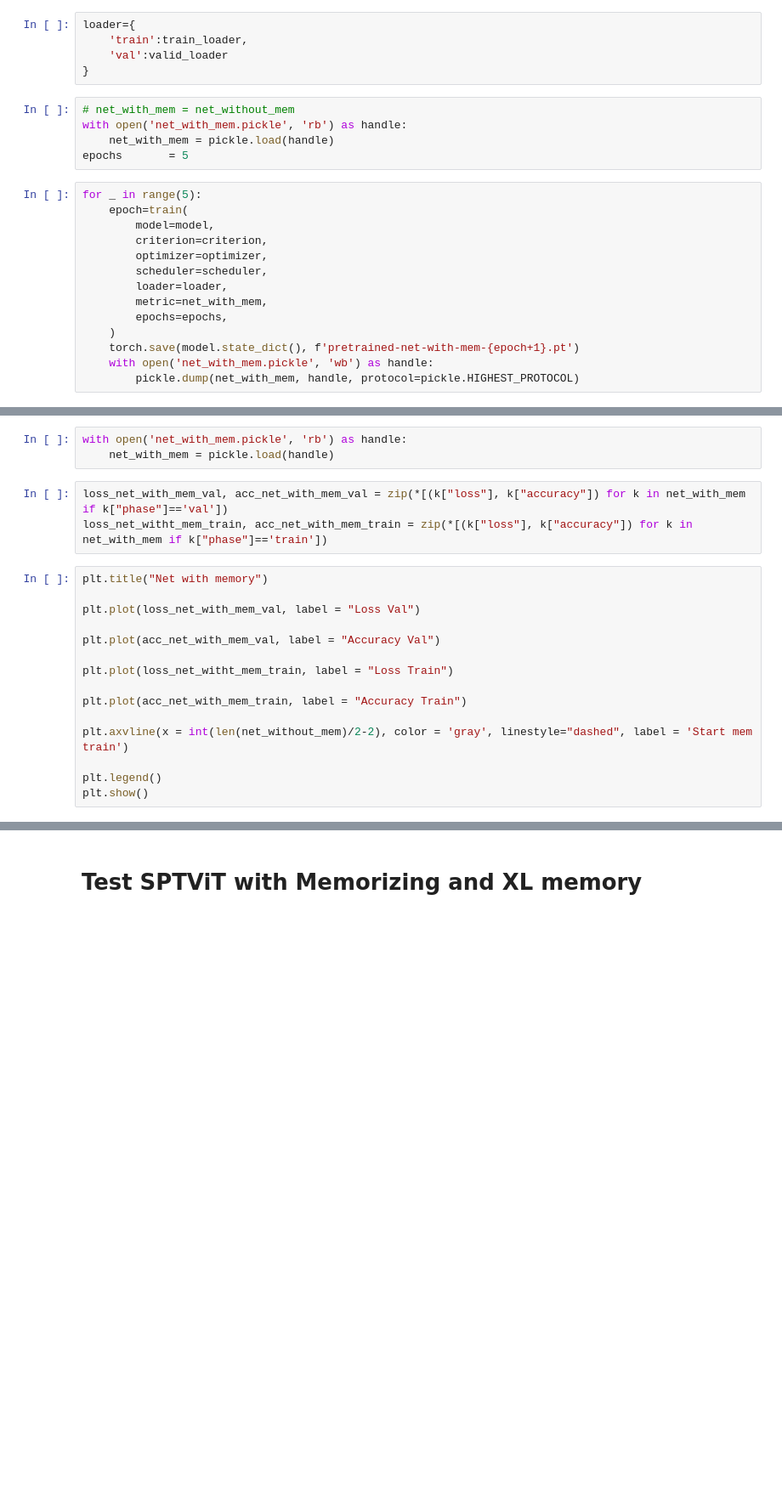
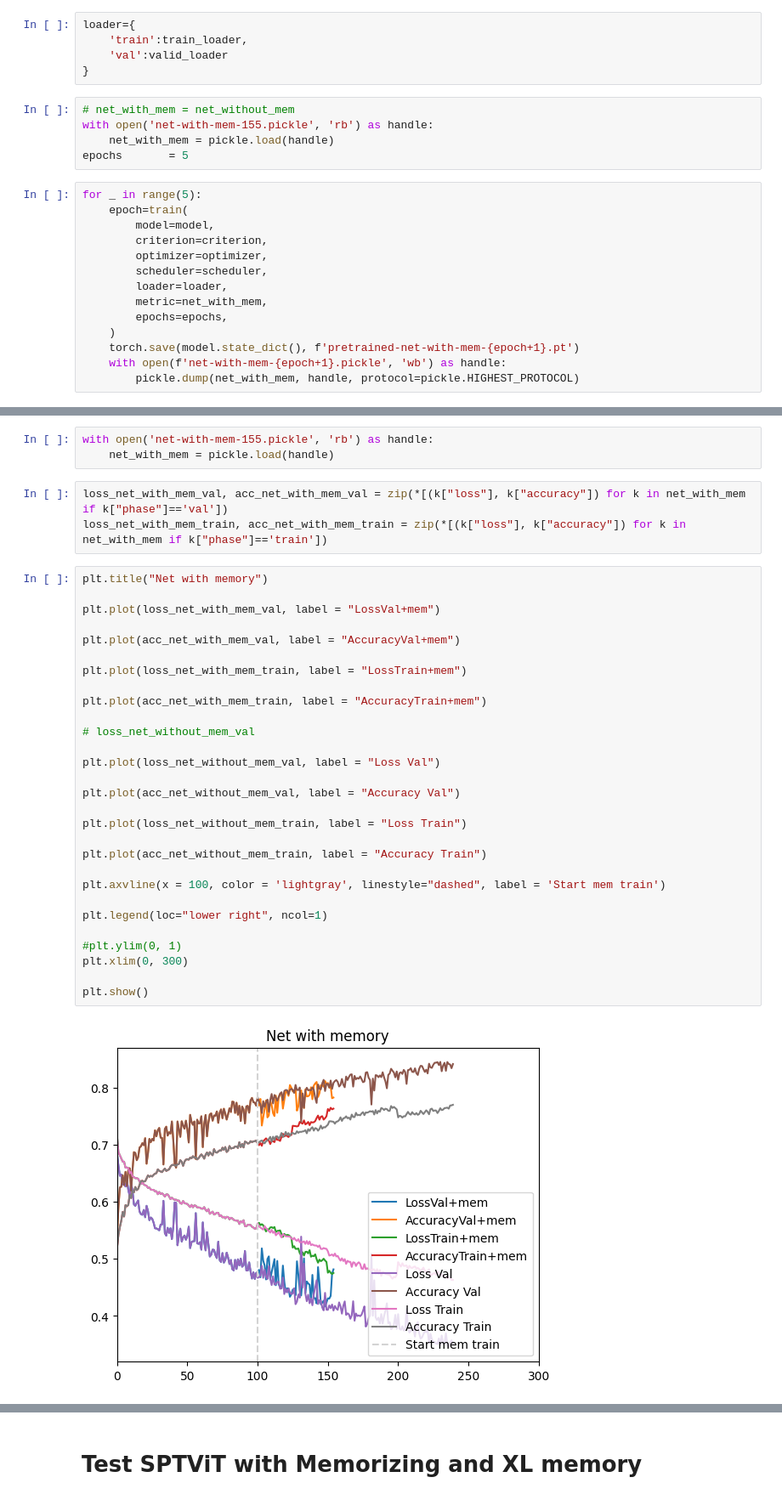
Before and after one commit to YuriyKrasilnikov/memorizing-vit-pytorch-test, a Jupyter notebook: memViT.ipynb, the cells around one changed output, grey strips where cells are left out. Shown at 85% size. Drawn from its saved outputs; the diff is of its cells as text; blank space fills up the shorter version.

```diff
--- a/memViT.ipynb
+++ b/memViT.ipynb
@@ -1031,7 +1036,7 @@ loader={
 }
 # %%
 # net_with_mem = net_without_mem
-with open('net_with_mem.pickle', 'rb') as handle:
+with open('net-with-mem-155.pickle', 'rb') as handle:
     net_with_mem = pickle.load(handle)
 epochs       = 5
 # %%
@@ -1046,5 +1051,5 @@ for _ in range(5):
         epochs=epochs,
     )
     torch.save(model.state_dict(), f'pretrained-net-with-mem-{epoch+1}.pt')
-    with open('net_with_mem.pickle', 'wb') as handle:
+    with open(f'net-with-mem-{epoch+1}.pickle', 'wb') as handle:
         pickle.dump(net_with_mem, handle, protocol=pickle.HIGHEST_PROTOCOL)
@@ -1051,21 +1068,37 @@ for _ in range(5):
 # %%
-with open('net_with_mem.pickle', 'rb') as handle:
+with open('net-with-mem-155.pickle', 'rb') as handle:
     net_with_mem = pickle.load(handle)
 # %%
 loss_net_with_mem_val, acc_net_with_mem_val = zip(*[(k["loss"], k["accuracy"]) for k in net_with_mem if k["phase"]=='val'])
-loss_net_witht_mem_train, acc_net_with_mem_train = zip(*[(k["loss"], k["accuracy"]) for k in net_with_mem if k["phase"]=='train'])
+loss_net_with_mem_train, acc_net_with_mem_train = zip(*[(k["loss"], k["accuracy"]) for k in net_with_mem if k["phase"]=='train'])
 # %%
 plt.title("Net with memory")
 
-plt.plot(loss_net_with_mem_val, label = "Loss Val")
+plt.plot(loss_net_with_mem_val, label = "LossVal+mem")
 
-plt.plot(acc_net_with_mem_val, label = "Accuracy Val")
+plt.plot(acc_net_with_mem_val, label = "AccuracyVal+mem")
 
-plt.plot(loss_net_witht_mem_train, label = "Loss Train")
+plt.plot(loss_net_with_mem_train, label = "LossTrain+mem")
 
-plt.plot(acc_net_with_mem_train, label = "Accuracy Train")
+plt.plot(acc_net_with_mem_train, label = "AccuracyTrain+mem")
 
-plt.axvline(x = int(len(net_without_mem)/2-2), color = 'gray', linestyle="dashed", label = 'Start mem train')
+# loss_net_without_mem_val
 
-plt.legend()
+plt.plot(loss_net_without_mem_val, label = "Loss Val")
+
+plt.plot(acc_net_without_mem_val, label = "Accuracy Val")
+
+plt.plot(loss_net_without_mem_train, label = "Loss Train")
+
+plt.plot(acc_net_without_mem_train, label = "Accuracy Train")
+
+plt.axvline(x = 100, color = 'lightgray', linestyle="dashed", label = 'Start mem train')
+
+plt.legend(loc="lower right", ncol=1)
+
+#plt.ylim(0, 1)
+plt.xlim(0, 300)
+
 plt.show()
+# %% [output]
+[figure, added]
```
Also changed, not shown: parts of 23 cells of this notebook.
